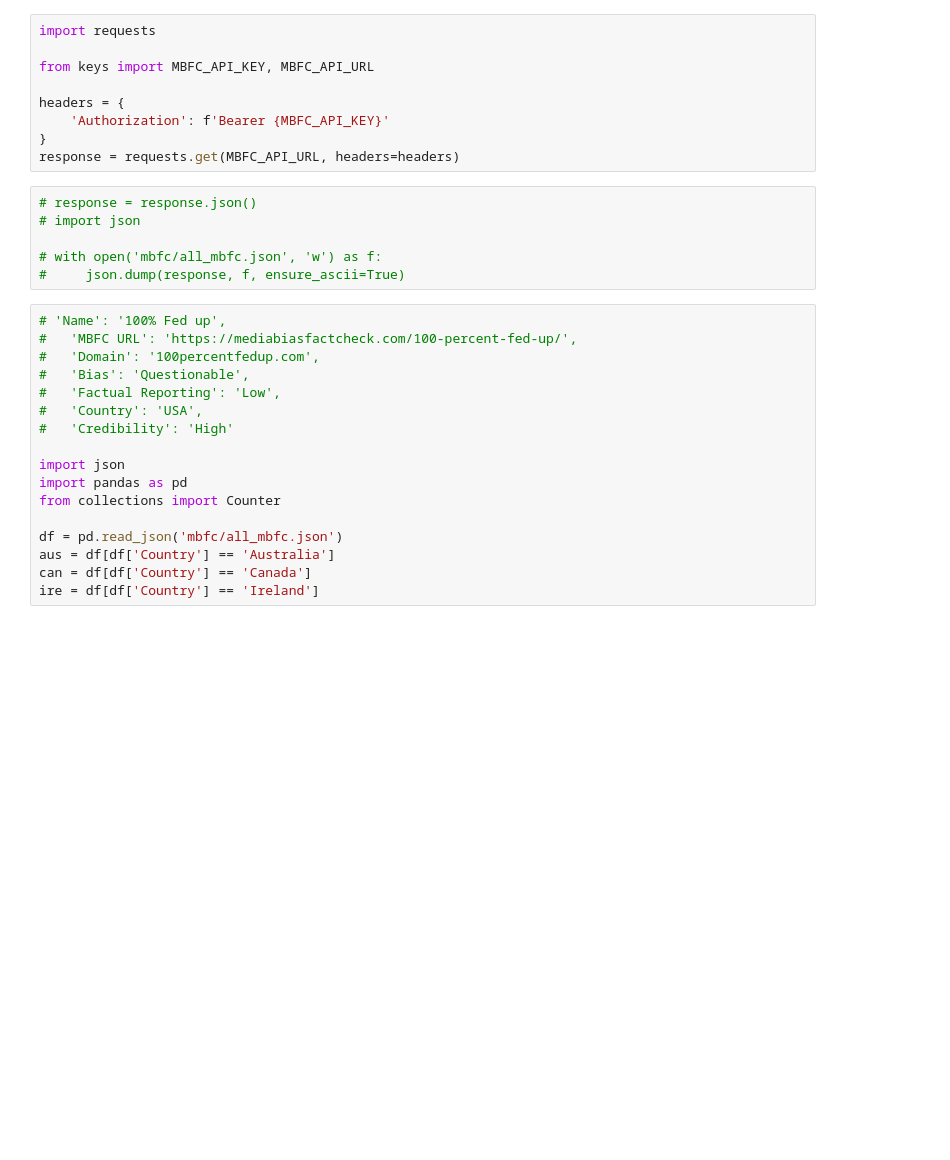
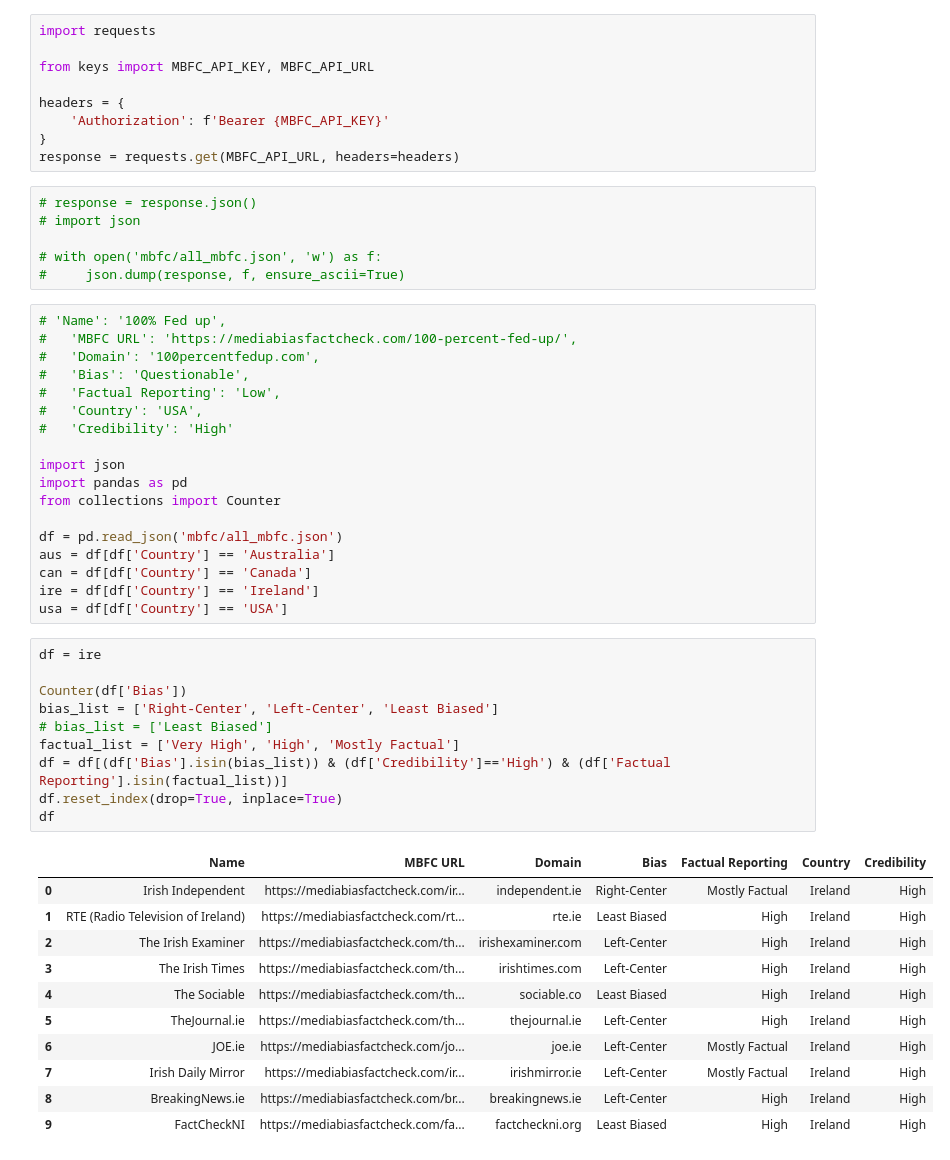
Before and after one commit to catxmai/youtube-video-crawler, a Jupyter notebook: mbfc_api.ipynb, the cells around one changed output. Drawn from its saved outputs; the diff is of its cells as text; blank space fills up the shorter version.

```diff
--- a/mbfc_api.ipynb
+++ b/mbfc_api.ipynb
@@ -30,3 +30,26 @@ df = pd.read_json('mbfc/all_mbfc.json')
 aus = df[df['Country'] == 'Australia']
 can = df[df['Country'] == 'Canada']
 ire = df[df['Country'] == 'Ireland']
+usa = df[df['Country'] == 'USA']
+# %%
+df = ire
+
+Counter(df['Bias'])
+bias_list = ['Right-Center', 'Left-Center', 'Least Biased']
+# bias_list = ['Least Biased']
+factual_list = ['Very High', 'High', 'Mostly Factual']
+df = df[(df['Bias'].isin(bias_list)) & (df['Credibility']=='High') & (df['Factual Reporting'].isin(factual_list))]
+df.reset_index(drop=True, inplace=True)
+df
+# %% [output]
+|  | Name | MBFC URL | Domain | Bias | Factual Reporting | Country | Credibility |
+| 0 | Irish Independent | https://mediabiasfactcheck.com/ir... | independent.ie | Right-Center | Mostly Factual | Ireland | High |
+| 1 | RTE (Radio Television of Ireland) | https://mediabiasfactcheck.com/rt... | rte.ie | Least Biased | High | Ireland | High |
+| 2 | The Irish Examiner | https://mediabiasfactcheck.com/th... | irishexaminer.com | Left-Center | High | Ireland | High |
+| 3 | The Irish Times | https://mediabiasfactcheck.com/th... | irishtimes.com | Left-Center | High | Ireland | High |
+| 4 | The Sociable | https://mediabiasfactcheck.com/th... | sociable.co | Least Biased | High | Ireland | High |
+| 5 | TheJournal.ie | https://mediabiasfactcheck.com/th... | thejournal.ie | Left-Center | High | Ireland | High |
+| 6 | JOE.ie | https://mediabiasfactcheck.com/jo... | joe.ie | Left-Center | Mostly Factual | Ireland | High |
+| 7 | Irish Daily Mirror | https://mediabiasfactcheck.com/ir... | irishmirror.ie | Left-Center | Mostly Factual | Ireland | High |
+| 8 | BreakingNews.ie | https://mediabiasfactcheck.com/br... | breakingnews.ie | Left-Center | High | Ireland | High |
+| 9 | FactCheckNI | https://mediabiasfactcheck.com/fa... | factcheckni.org | Least Biased | High | Ireland | High |
```
Also changed, not shown: parts of 1 cell of this notebook, 7 other files.
